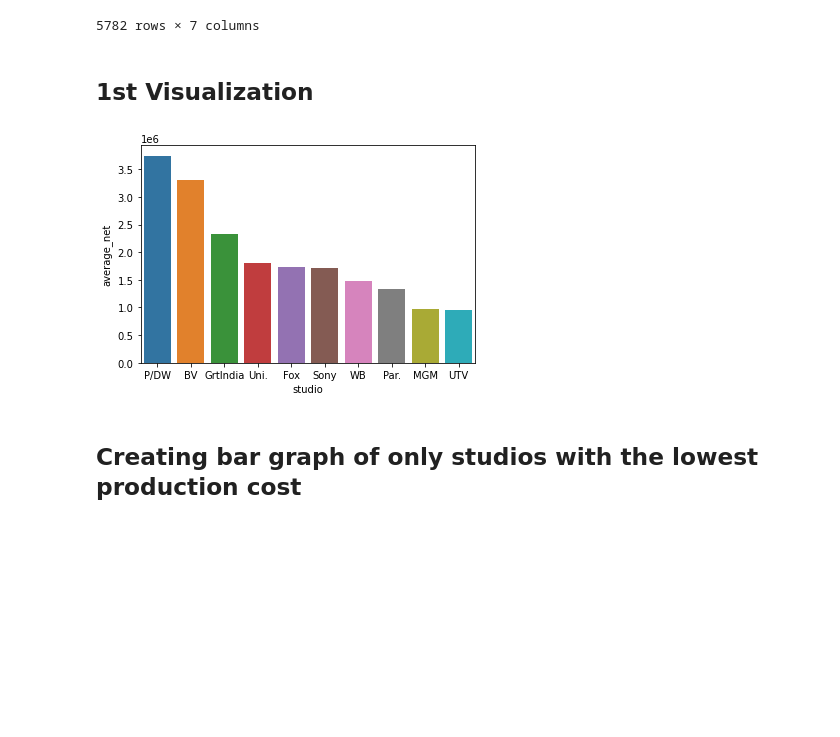
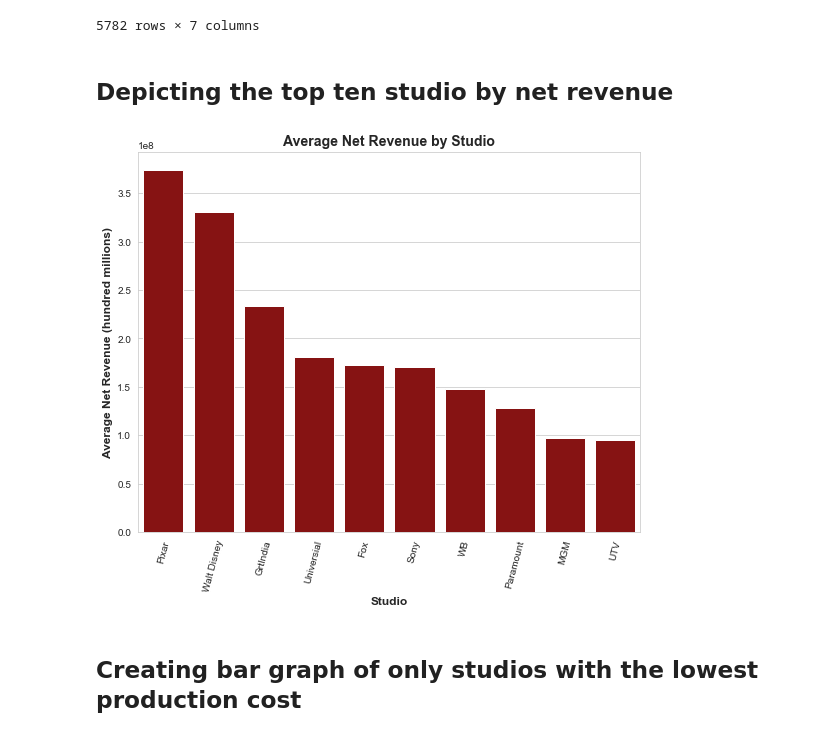
Before and after one commit to ndsecond/capstone-pod-7, a Jupyter notebook: notebooks/prince-dir/prince.ipynb, the cells around one changed output. Saved outputs shown, nothing was run; the diff lists cells and outputs as text; code cells hidden in the pictures; blank space fills up the shorter version.

```diff
--- a/notebooks/prince-dir/prince.ipynb
+++ b/notebooks/prince-dir/prince.ipynb
@@ -63,6 +63,10 @@ bom['studio'] = bom['studio'].str.strip('()')
 bom['studio'] = bom['studio'].str.strip('(NL')
 bom['studio'] = bom['studio'].str.strip()
 bom['studio'] = bom['studio'].str.strip()
+bom['studio'] = bom['studio'].str.replace('BV','Walt Disney')
+bom['studio'] = bom['studio'].str.replace('P/DW','Pixar')
+bom['studio'] = bom['studio'].str.replace('Uni.','Universial')
+bom['studio'] = bom['studio'].str.replace('Par.','Paramount')
 # %%
 bom['studio'] = bom['studio'].str.strip()
 # %% [markdown]
@@ -83,7 +87,7 @@ pd.set_option('display.float_format', lambda x: '%.3f' % x)
 net_studio = bom_budgets.groupby("studio")['net'].mean().to_frame(name = 'average_net').reset_index()
 top10_studio = net_studio.sort_values(by=['average_net'], ascending= False, na_position='first').head(10)
 #Reduces the amount of digits displayed
-top10_studio['average_net'] = top10_studio['average_net'] / 100
+#top10_studio['average_net'] = top10_studio['average_net'] / 100
 # %%
 top10_studio
 # %% [output]
@@ -146,16 +138,23 @@ tn_budgets
 | 5780 | 81 | 2015-09-29 | A Plague So Pleasant | 1400 | 0 | 0 | 2015 |
 | 5781 | 82 | 2005-08-05 | My Date With Drew | 1100 | 181041 | 181041 | 2005 |
 5782 rows × 7 columns
-# %% [markdown]
-## 1st Visualization
+# %% [markdown]
+## Depicting the top ten studio by net revenue
 # %%
 import seaborn as sns
 import matplotlib.pyplot as plt
+sns.set_style("whitegrid")
+plt.figure(figsize =(9,7))
+ax = sns.barplot(data=top10_studio, x='studio', y='average_net',color='#990000' )
 
-sns.barplot(data=top10_studio, x='studio', y='average_net')
+ax.set_title('Average Net Revenue by Studio', fontsize = 14, weight = 'bold')
+ax.set_ylabel('Average Net Revenue (hundred millions)', fontsize = 12, weight = 'bold' )
+ax.set_xlabel('Studio', fontsize = 12, weight = 'bold')
+ax.set_xticklabels(ax.get_xticklabels(), rotation=75);
+
 plt.show()
 # %% [output]
-[figure, old version]
+[figure, new version]
 # %% [markdown]
 ## Creating bar graph of only studios with the lowest production cost
 # %%
```
Also changed, not shown: parts of 22 cells of this notebook, 1 other file.
